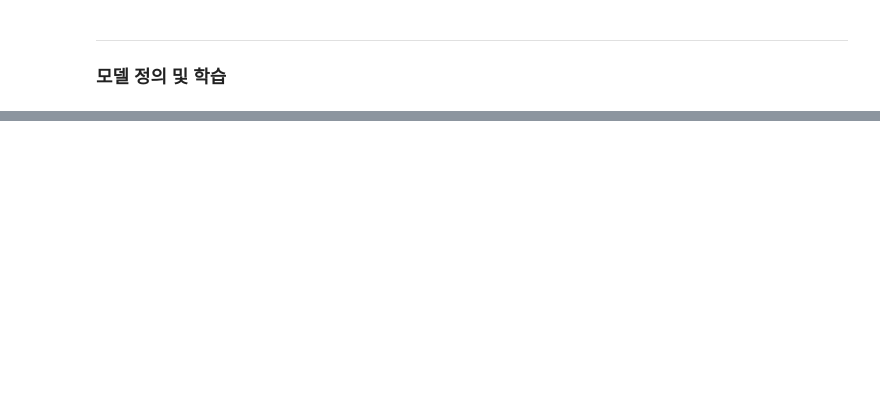
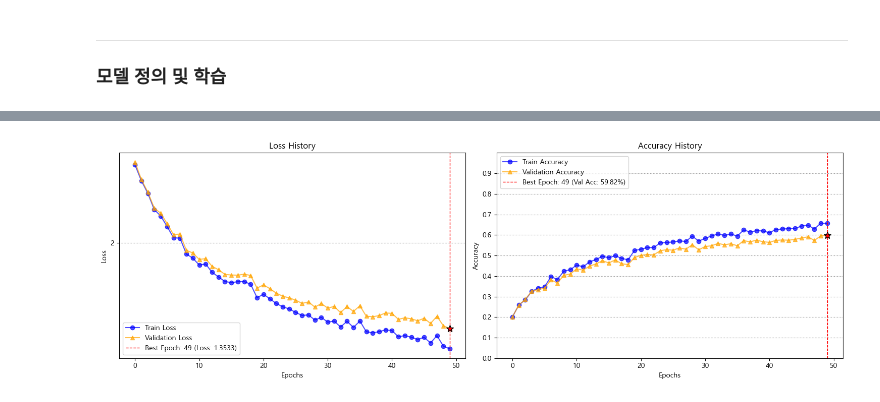
Before and after one commit to hojin3777/cifar-100_project, a Jupyter notebook: main_100_aug.ipynb, the cells around one changed output, grey strips where cells are left out. Saved outputs shown, nothing was run; the diff lists cells and outputs as text; code cells hidden in the pictures; blank space fills up the shorter version.

```diff
--- a/main_100.ipynb
+++ b/main_100_aug.ipynb
@@ -525,0 +710,51 @@ plt.show()
+# %%
+time_date = '250523_1100'
+model_path = f'./saved_model/model_{time_date}'
+history = pickle.load(open(model_path+'/custom_cnn_history.pkl', 'rb')) # history load
+# %%
+# History 시각화
+fig, (ax1, ax2) = plt.subplots(1, 2, figsize=(15, 5))
+
+# Validation Loss가 최소인 epoch 찾기
+best_epoch_idx = np.argmin(history['val_loss'])
+min_val_loss = history['val_loss'][best_epoch_idx]
+val_acc_at_best_loss = history['val_acc'][best_epoch_idx]
+
+# Loss
+ax1.plot(history['train_loss'], marker='o', linestyle='-', label='Train Loss', color='blue', alpha=0.7)
+ax1.plot(history['val_loss'], marker='^', linestyle='-', label='Validation Loss', color='orange', alpha=0.7)
+ax1.set_title('Loss History')
+ax1.set_xlabel('Epochs')
+ax1.set_ylabel('Loss')
+
+# y축 그리드 설정 (2 간격)
+y_min_loss, y_max_loss = ax1.get_ylim()
+ax1.set_yticks(np.arange(np.floor(y_min_loss / 2) * 2, np.ceil(y_max_loss / 2) * 2 + 2, 2)) # 2 간격으로 눈금 설정
+ax1.grid(axis='y', linestyle=':', color='gray')
+
+# 최소 Validation Loss 지점 표시
+ax1.axvline(x=best_epoch_idx, color='red', linestyle='--', linewidth=1, label=f'Best Epoch: {best_epoch_idx} (Loss: {min_val_loss:.4f})')
+ax1.plot(best_epoch_idx, min_val_loss, marker='*', markersize=10, color='red', linestyle='None', markeredgecolor='black')
+ax1.legend()
+
+# Accuracy
+ax2.plot(history['train_acc'], marker='o', linestyle='-', label='Train Accuracy', color='blue', alpha=0.7)
+ax2.plot(history['val_acc'], marker='^', linestyle='-', label='Validation Accuracy', color='orange', alpha=0.7)
+ax2.set_title('Accuracy History')
+ax2.set_xlabel('Epochs')
+ax2.set_ylabel('Accuracy')
+
+# y축 범위 및 그리드 설정 (0.0 ~ 0.9, 0.1 간격)
+ax2.set_ylim(0.0, 1.0)
+ax2.set_yticks(np.arange(0.0, 0.91, 0.1)) # 0.1 간격으로 눈금 설정
+ax2.grid(axis='y', linestyle=':', color='gray')
+
+# 최소 Validation Loss 지점 (Accuracy 플롯에도 동일 epoch 표시)
+ax2.axvline(x=best_epoch_idx, color='red', linestyle='--', linewidth=1, label=f'Best Epoch: {best_epoch_idx} (Val Acc: {val_acc_at_best_loss*100:2.2f}%)')
+ax2.plot(best_epoch_idx, val_acc_at_best_loss, marker='*', markersize=10, color='red', linestyle='None', markeredgecolor='black')
+ax2.legend()
+
+plt.tight_layout()
+plt.show()
+# %% [output]
+[figure, added]
```
Also changed, not shown: parts of 14 cells of this notebook, 12 other files.
